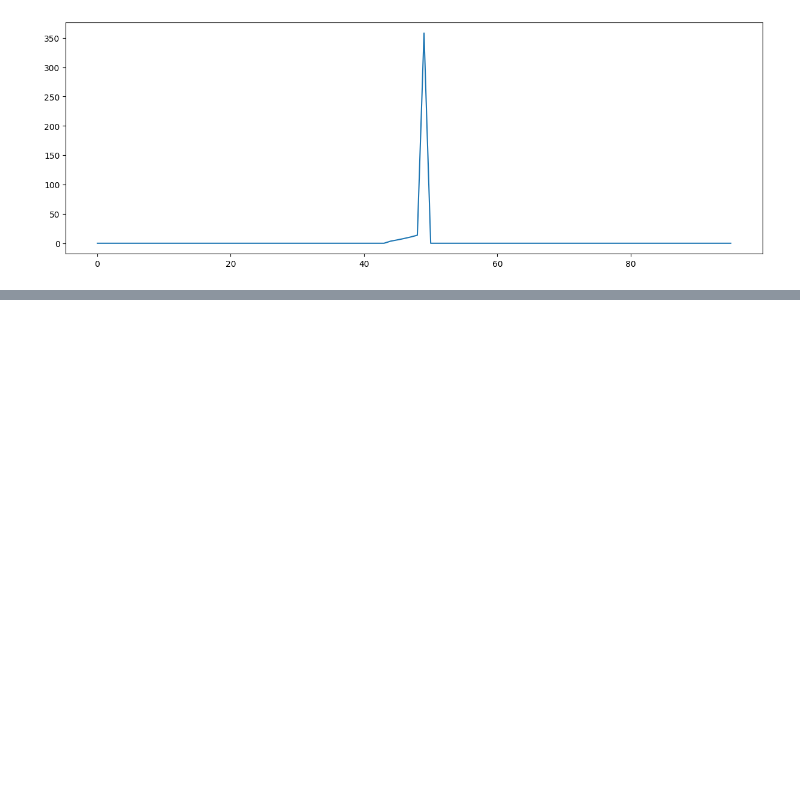
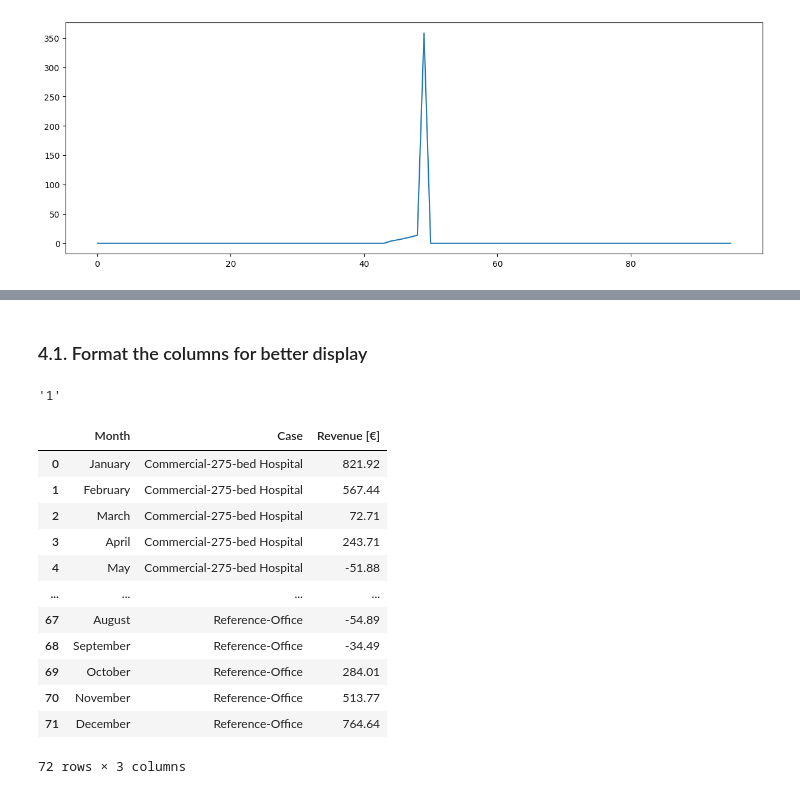
Before and after one commit to idloea/extended-open, a Jupyter notebook: notebooks/20230703-090301/analysis.ipynb, the cells around one changed output, grey strips where cells are left out. Cells and saved outputs as stored; diff of their text form; code cells hidden in the pictures; blank space fills up the shorter version.

```diff
--- a/notebooks/20230703-090301/analysis.ipynb
+++ b/notebooks/20230703-090301/analysis.ipynb
@@ -457,0 +457,29 @@ plt.plot(data['storage_asset_charge_or_discharge_power_in_kilowatts'][0])
+# %% [markdown]
+### 4.1. Format the columns for better display
+# %%
+data[['FirstString','MonthNumber', 'Case']] = data['FolderName'].str.split('_', expand=True)
+# %%
+data['MonthNumber'][0]
+# %% [output]
+'1'
+# %%
+data['Month'] = [calendar.month_name[int(month_number)] for month_number in data['MonthNumber']]
+# %%
+data.rename(columns={'revenue': 'Revenue [€]'}, inplace=True);
+# %%
+economic_results = data[['Month', 'Case', 'Revenue [€]']]
+economic_results
+# %% [output]
+|  | Month | Case | Revenue [€] |
+| 0 | January | Commercial-275-bed Hospital | 821.92 |
+| 1 | February | Commercial-275-bed Hospital | 567.44 |
+| 2 | March | Commercial-275-bed Hospital | 72.71 |
+| 3 | April | Commercial-275-bed Hospital | 243.71 |
+| 4 | May | Commercial-275-bed Hospital | -51.88 |
+| ... | ... | ... | ... |
+| 67 | August | Reference-Office | -54.89 |
+| 68 | September | Reference-Office | -34.49 |
+| 69 | October | Reference-Office | 284.01 |
+| 70 | November | Reference-Office | 513.77 |
+| 71 | December | Reference-Office | 764.64 |
+72 rows × 3 columns
```
Also changed, not shown: parts of 5 cells of this notebook, 1 other file.
